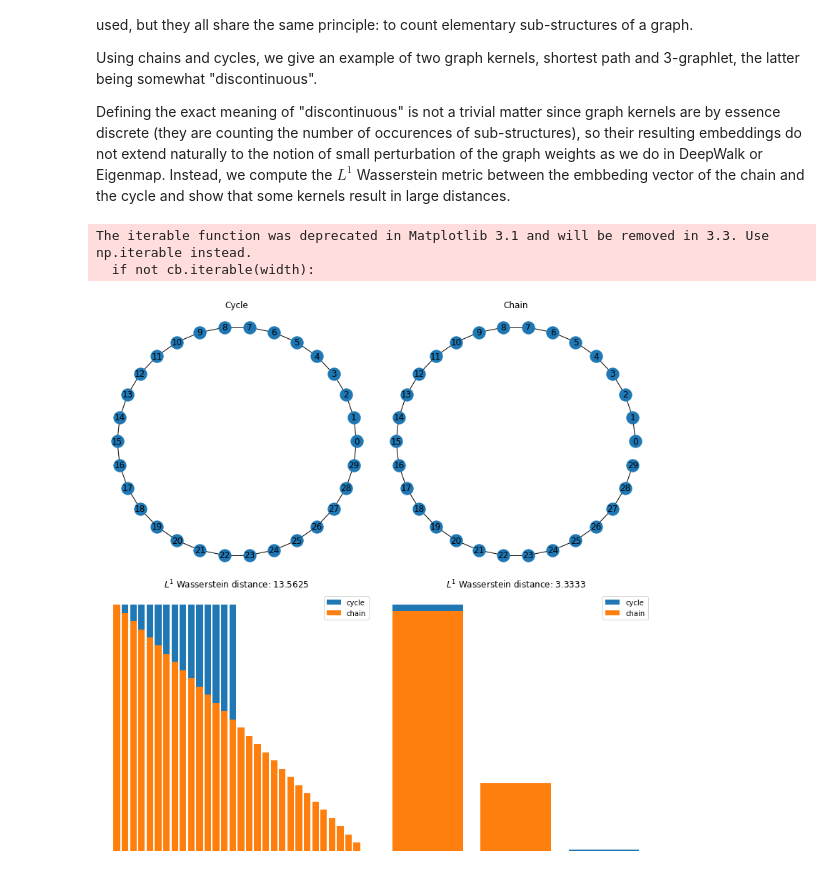
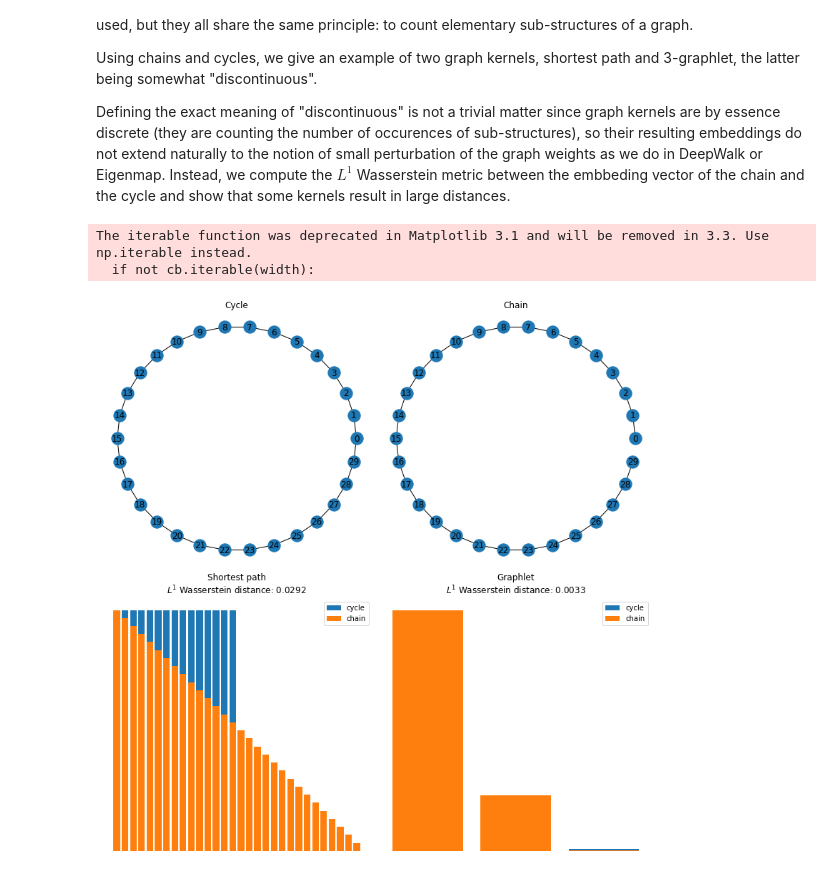
Before and after one commit to sauxpa/graph_embedding, a Jupyter notebook: graph_kernels_continuity_chain_cycle.ipynb, the cells around one changed output. Cells and saved outputs as stored; diff of their text form; code cells hidden in the pictures.

Commit message:
normalize wasserstein distance

```diff
--- a/graph_kernels_continuity_chain_cycle.ipynb
+++ b/graph_kernels_continuity_chain_cycle.ipynb
@@ -25,48 +25,49 @@ emb_sp_chain = graph_kernel_embedding([chain], k=0, kernel='shortest_path')
 emb_sp_cycle = graph_kernel_embedding([cycle], k=0, kernel='shortest_path')
 
 # graphlet kernel
-config_graphlet = {'k': 3, 'n_samples' : 200}
+config_graphlet = {'k': 3, 'n_samples' : 400}
 emb_g_chain = graph_kernel_embedding([chain], k=0, kernel='graphlet', config=config_graphlet)
 emb_g_cycle = graph_kernel_embedding([cycle], k=0, kernel='graphlet', config=config_graphlet)
 
-# emb_sp_chain /= emb_sp_chain.sum()
-# emb_sp_cycle /= emb_sp_cycle.sum()
+# normalization
+emb_sp_chain /= emb_sp_chain.sum()
+emb_sp_cycle /= emb_sp_cycle.sum()
 
-# emb_g_chain /= emb_g_chain.sum()
-# emb_g_cycle /= emb_g_cycle.sum()
+emb_g_chain /= emb_g_chain.sum()
+emb_g_cycle /= emb_g_cycle.sum()
 # %%
 fig, axes = plt.subplots(figsize=(11, 11), nrows=2, ncols=2)
 
 # save layout
 pos = nx.shell_layout(cycle)
 
 ax = axes[0, 0]
 nx.draw_networkx(cycle, pos=pos, ax=ax)
 ax.set_title('Cycle')
 ax.axis('off')
 
 ax = axes[0, 1]
 nx.draw_networkx(chain, pos=pos, ax=ax)
 ax.set_title('Chain')
 ax.axis('off')
 
 ax = axes[1, 0]
 ax.bar(range(1, len(emb_sp_cycle)+1), emb_sp_cycle, label='cycle')
 ax.bar(range(1, len(emb_sp_chain)+1), emb_sp_chain, label='chain')
-ax.set_title('$L^1$ Wasserstein distance: {:.4f}'.format(wasserstein_distance(emb_sp_chain, emb_sp_cycle)))
+ax.set_title('Shortest path\n$L^1$ Wasserstein distance: {:.4f}'.format(wasserstein_distance(emb_sp_chain, emb_sp_cycle)))
 ax.legend(loc='upper right')
 ax.axis('off')
 
 ax = axes[1, 1]
 ax.bar(range(1, len(emb_g_cycle)+1), emb_g_cycle, label='cycle')
 ax.bar(range(1, len(emb_g_chain)+1), emb_g_chain, label='chain')
-ax.set_title('$L^1$ Wasserstein distance: {:.4f}'.format(wasserstein_distance(emb_g_chain, emb_g_cycle)))
+ax.set_title('Graphlet\n$L^1$ Wasserstein distance: {:.4f}'.format(wasserstein_distance(emb_g_chain, emb_g_cycle)))
 ax.legend(loc='upper right')
 ax.axis('off')
 
 plt.tight_layout()
 plt.show()
 # %% [output]
 The iterable function was deprecated in Matplotlib 3.1 and will be removed in 3.3. Use np.iterable instead.
   if not cb.iterable(width):
-[figure, old version]
+[figure, new version]
```
